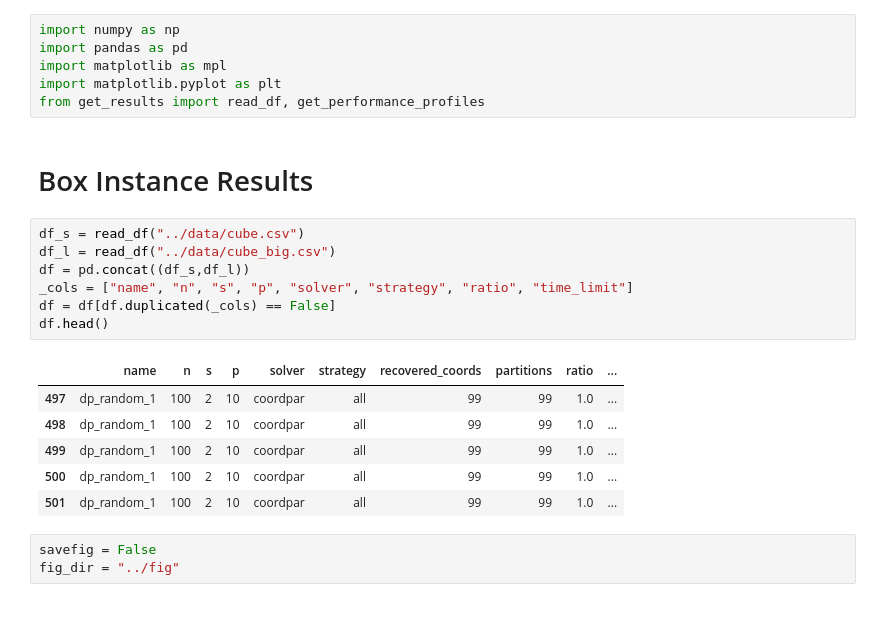
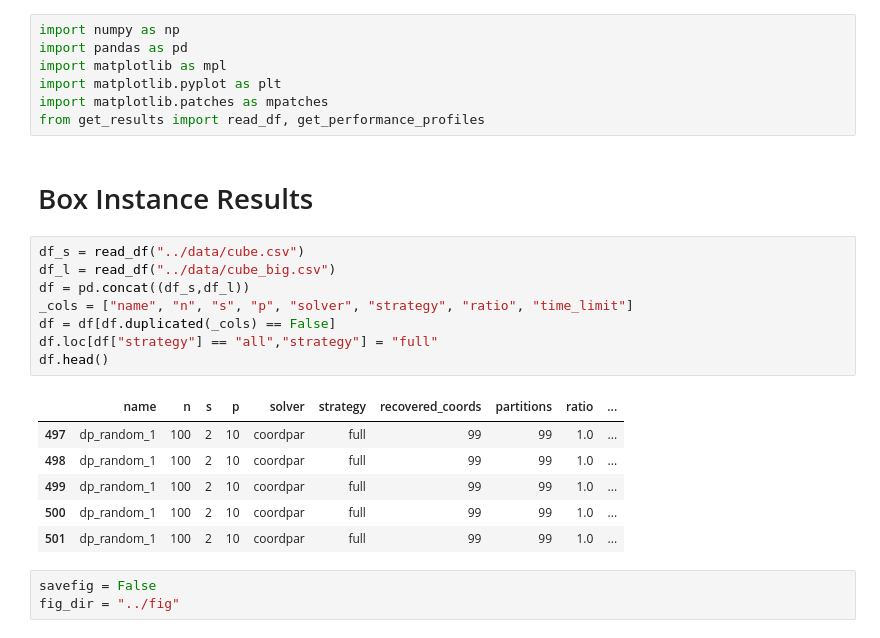
Before and after one commit to sandyspiers/coordinate_partitioning, a Jupyter notebook: results/box.ipynb, the cells around one changed output. Saved outputs shown, nothing was run; the diff lists cells and outputs as text.

```diff
--- a/results/box.ipynb
+++ b/results/box.ipynb
@@ -3,23 +3,25 @@ import numpy as np
 import pandas as pd
 import matplotlib as mpl
 import matplotlib.pyplot as plt
+import matplotlib.patches as mpatches
 from get_results import read_df, get_performance_profiles
 # %% [markdown]
 # Box Instance Results
 # %%
 df_s = read_df("../data/cube.csv")
 df_l = read_df("../data/cube_big.csv")
 df = pd.concat((df_s,df_l))
 _cols = ["name", "n", "s", "p", "solver", "strategy", "ratio", "time_limit"]
 df = df[df.duplicated(_cols) == False]
+df.loc[df["strategy"] == "all","strategy"] = "full"
 df.head()
 # %% [output]
 |  | name | n | s | p | solver | strategy | recovered_coords | partitions | ratio | ... |
-| 497 | dp_random_1 | 100 | 2 | 10 | coordpar | all | 99 | 99 | 1.0 | ... |
-| 498 | dp_random_1 | 100 | 2 | 10 | coordpar | all | 99 | 99 | 1.0 | ... |
-| 499 | dp_random_1 | 100 | 2 | 10 | coordpar | all | 99 | 99 | 1.0 | ... |
-| 500 | dp_random_1 | 100 | 2 | 10 | coordpar | all | 99 | 99 | 1.0 | ... |
-| 501 | dp_random_1 | 100 | 2 | 10 | coordpar | all | 99 | 99 | 1.0 | ... |
+| 497 | dp_random_1 | 100 | 2 | 10 | coordpar | full | 99 | 99 | 1.0 | ... |
+| 498 | dp_random_1 | 100 | 2 | 10 | coordpar | full | 99 | 99 | 1.0 | ... |
+| 499 | dp_random_1 | 100 | 2 | 10 | coordpar | full | 99 | 99 | 1.0 | ... |
+| 500 | dp_random_1 | 100 | 2 | 10 | coordpar | full | 99 | 99 | 1.0 | ... |
+| 501 | dp_random_1 | 100 | 2 | 10 | coordpar | full | 99 | 99 | 1.0 | ... |
 # %%
 savefig = False
 fig_dir = "../fig"
```
Also changed, not shown: parts of 5 cells of this notebook, 2 other files.
